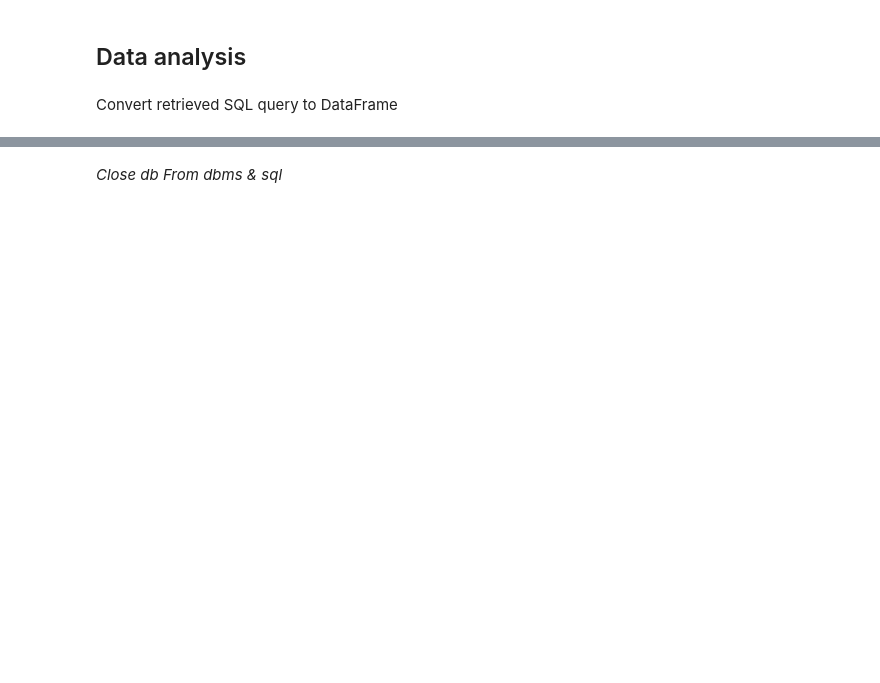
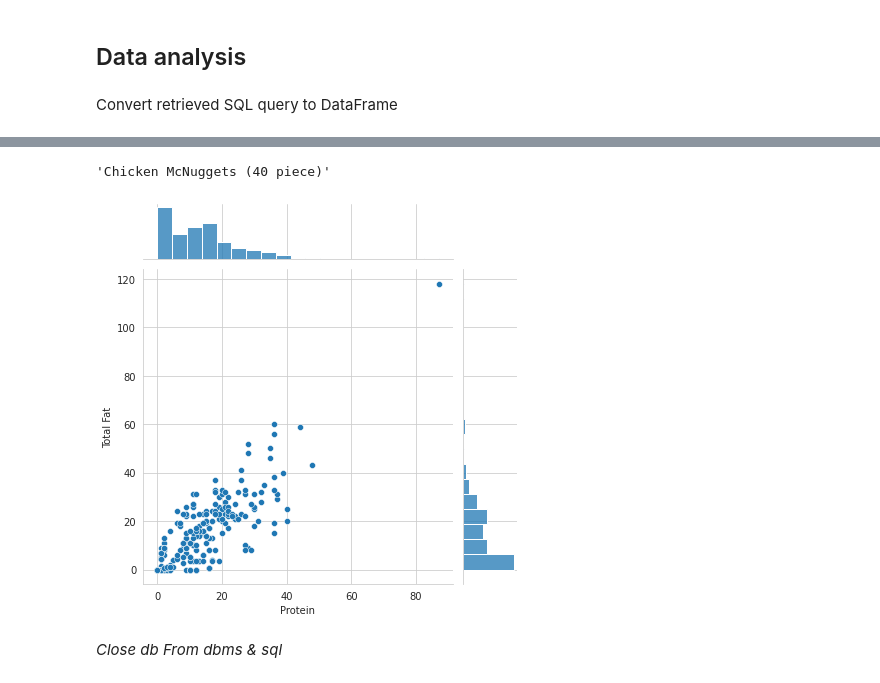
Before and after one commit to lab-101010/127.0.0.1, a Jupyter notebook: projects/data-science/foodtech/food-nutrition-analysis/food_nutrition_analysis.ipynb, the cells around one changed output, grey strips where cells are left out. Cells and saved outputs as stored; diff of their text form; code cells hidden in the pictures; blank space fills up the shorter version.

```diff
--- a/projects/data-science/foodtech/food-nutrition-analysis/food_nutrition_analysis.ipynb
+++ b/projects/data-science/foodtech/food-nutrition-analysis/food_nutrition_analysis.ipynb
@@ -179,2 +203,17 @@ Convert retrieved SQL query to DataFrame
+# %%
+# get the max sodium idx value
+
+df.at[df['Sodium'].idxmax(), 'Item']
+# %% [output]
+'Chicken McNuggets (40 piece)'
+# %%
+# scatterplot for Total Fat and Protein Correlation
+# there is a correlaction btw them because the highest point and lowest form a straight line
+# sns.jointplot(x='Protein', y='Total Fat', data=df)
+plot = sns.jointplot(x='Protein', y='Total Fat', data=df)
+# plot.show() => AttributeError: 'JointGrid' object has no attribute 'show'
+# plot.fig => Should somve this
+# %% [output]
+[figure, added]
 # %% [markdown]
 *Close db From dbms & sql*
```
Also changed, not shown: parts of 13 cells of this notebook.
